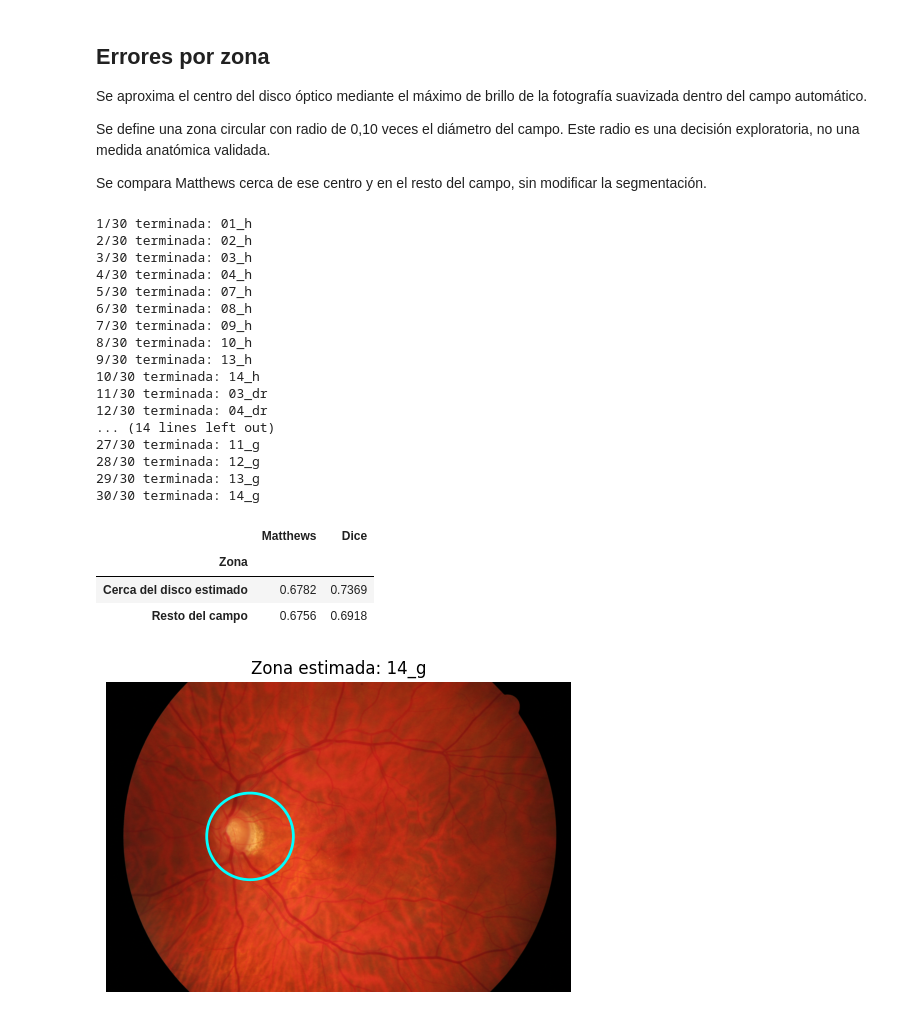
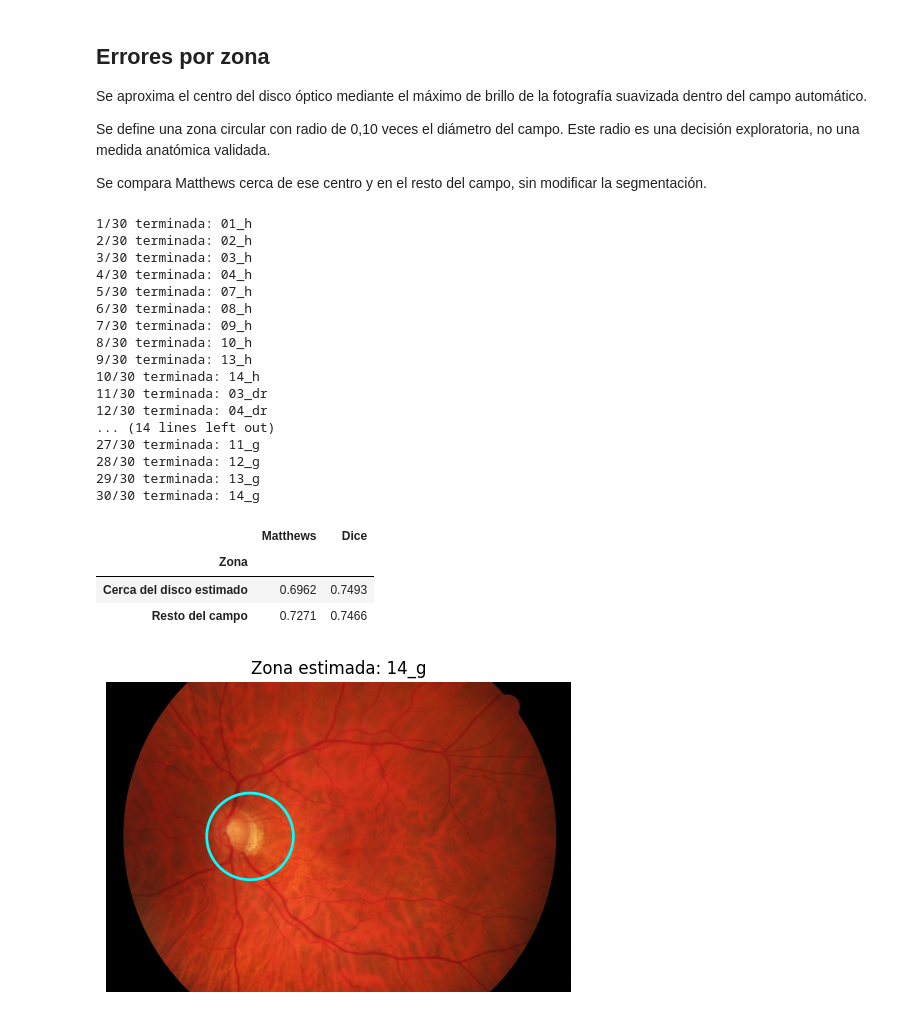
Before and after one commit to afrateitba/TP-PSI-G8, a Jupyter notebook: notebooks/06_analisis_errores.ipynb, the cells around one changed output. Saved outputs shown, nothing was run; the diff lists cells and outputs as text; code cells hidden in the pictures.

```diff
--- a/notebooks/06_analisis_errores.ipynb
+++ b/notebooks/06_analisis_errores.ipynb
@@ -153,11 +244,7 @@ referencia = load_vessels(imagen_id).astype(bool)
 campo_ref = load_fov(imagen_id).astype(bool)
 campo_auto = detect_fov_robust(foto)
 
-with np.load(carpeta_mapas / f"{imagen_id}.npz") as datos:
-    verde = datos["entradas"][:, :, 1]
-
-puntuacion = upscale(verde, referencia.shape)
-mascara, _ = segmentar_otsu(puntuacion, campo_auto)
+mascara = load_dev_mask(imagen_id, kind=MASK_KIND)
 
 aciertos = mascara & referencia & campo_ref
 faltantes = ~mascara & referencia & campo_ref
@@ -316,11 +387,7 @@ for numero, imagen_id in enumerate(ids, start=1):
     campo_auto = detect_fov_robust(foto)
     diametro = fov_diameter(campo_auto)
 
-    with np.load(carpeta_mapas / f"{imagen_id}.npz") as datos:
-        verde = datos["entradas"][:, :, 1]
-
-    puntuacion = upscale(verde, referencia.shape)
-    mascara, _ = segmentar_otsu(puntuacion, campo_auto)
+    mascara = load_dev_mask(imagen_id, kind=MASK_KIND)
 
     # Localización aproximada del disco, usando solo la fotografía.
     brillo = foto.astype(np.float32).mean(axis=2)
@@ -349,7 +416,7 @@ for numero, imagen_id in enumerate(ids, start=1):
 
 tabla_zonas = pd.DataFrame(filas_zonas)
 tabla_zonas.to_csv(
-    RESULTS_DIR / "06_errores_por_zona.csv", index=False
+    OUT_DIR / "06_errores_por_zona.csv", index=False
 )
 
 display(
@@ -363,33 +430,33 @@ fig, ax = plt.subplots(figsize=(6, 6))
 ax.imshow(foto)
 ax.add_patch(
     plt.Circle(
         (cx, cy), 0.10 * diametro,
         fill=False, color="cyan", linewidth=2
     )
 )
 ax.set_title(f"Zona estimada: {imagen_id}")
 ax.axis("off")
 plt.show()
 # %% [output]
 1/30 terminada: 01_h
 2/30 terminada: 02_h
 3/30 terminada: 03_h
 4/30 terminada: 04_h
 5/30 terminada: 07_h
 6/30 terminada: 08_h
 7/30 terminada: 09_h
 8/30 terminada: 10_h
 9/30 terminada: 13_h
 10/30 terminada: 14_h
 11/30 terminada: 03_dr
 12/30 terminada: 04_dr
 ... (14 lines left out)
 27/30 terminada: 11_g
 28/30 terminada: 12_g
 29/30 terminada: 13_g
 30/30 terminada: 14_g
 |  | Matthews | Dice |
 | Zona |  |  |
-| Cerca del disco estimado | 0.6782 | 0.7369 |
-| Resto del campo | 0.6756 | 0.6918 |
+| Cerca del disco estimado | 0.6962 | 0.7493 |
+| Resto del campo | 0.7271 | 0.7466 |
 [figure]
```
Also changed, not shown: parts of 22 cells of this notebook.
